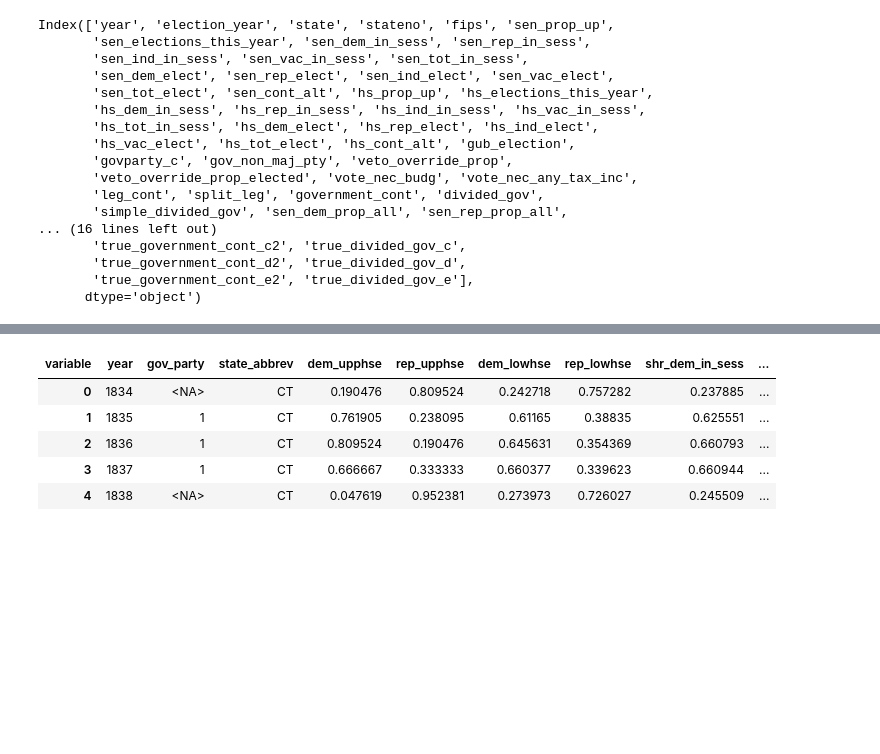
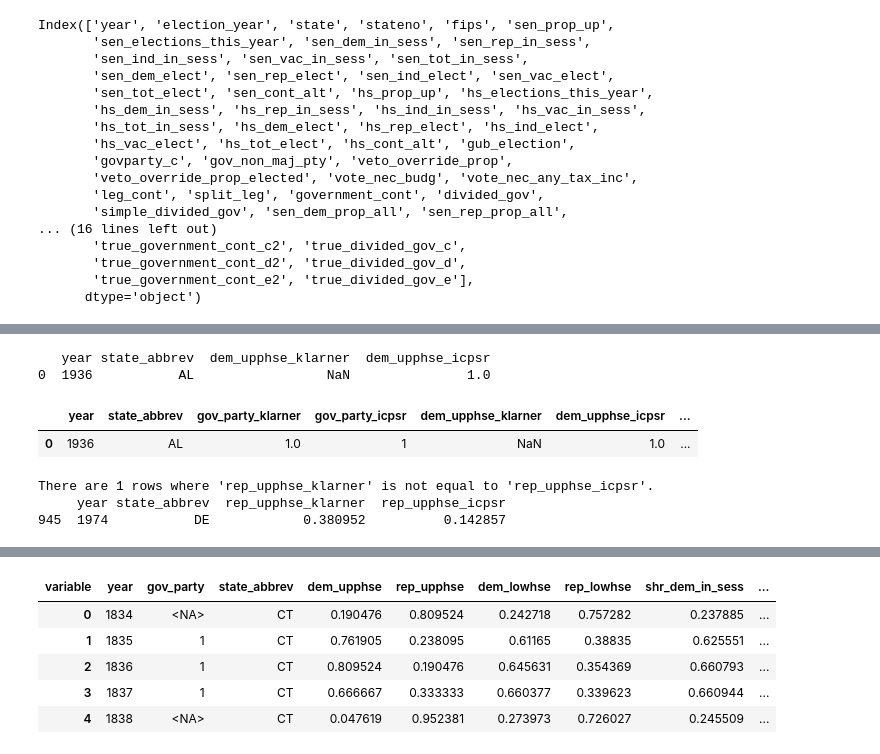
Before and after one commit to batShimon/similarity_data, a Jupyter notebook: Cleaning_icpsr16_partisan_composition.ipynb, the cells around one changed output, grey strips where cells are left out. Drawn from its saved outputs; the diff is of its cells as text; code cells hidden in the pictures; blank space fills up the shorter version.

```diff
--- a/Cleaning_icpsr16_partisan_composition.ipynb
+++ b/Cleaning_icpsr16_partisan_composition.ipynb
@@ -1005,0 +1109,14 @@ AssertionError: The minimum year should be 1935.
+# %%
+# Identify rows where 'dem_upphse_klarner' and 'dem_upphse_icpsr' are not close, excluding rows where both are NaN
+unequal_rows_dem_upphse = merged_even[
+    ~np.isclose(merged_even['dem_upphse_klarner'], merged_even['dem_upphse_icpsr'], atol=0.05) &
+    ~(merged_even['dem_upphse_klarner'].isna() & merged_even['dem_upphse_icpsr'].isna())
+]
+
+unequal_rows_dem_upphse = unequal_rows_dem_upphse[['year', 'state_abbrev', 'dem_upphse_klarner', 'dem_upphse_icpsr']]
+
+# Print the number of rows where the values are not equal
+print(f"There are {unequal_rows_dem_upphse.shape[0]} rows where 'dem_upphse_klarner' is not equal to 'dem_upphse_icpsr'.")
+
+# Display the mismatched rows
+print(unequal_rows_dem_upphse)
@@ -1005,0 +1181,7 @@ AssertionError: The minimum year should be 1935.
+# %%
+unequal_rows_dem_upphse_only_even_states = unequal_rows_dem_upphse[~unequal_rows_dem_upphse['state_abbrev'].isin(['MS', 'VA', 'KY', 'NJ', 'LA'])]
+
+# Display the mismatched rows for even-year state elections
+print(unequal_rows_dem_upphse_only_even_states)
+
+# Mostly those differences are small, and are probably caused by adjustments in the Klarner dataset or mistakes/missing data in icpsr data.
@@ -1005,0 +1206,31 @@ AssertionError: The minimum year should be 1935.
+# %%
+# Filter and print rows where 'dem_upphse_klarner' is NA
+print(unequal_rows_dem_upphse_only_even_states[unequal_rows_dem_upphse_only_even_states['dem_upphse_klarner'].isna()])
+
+merged_even[(merged_even['state_abbrev'] == 'AL') & (merged_even['year'] == 1936)]
+
+# There is missing data for Alabama in 1936 in the Klarner dataset,
+# and the ICPSR dataset has a value of 0.0 for the Democratic proportion in the upper house which is correct.
+# %% [output]
+   year state_abbrev  dem_upphse_klarner  dem_upphse_icpsr
+0  1936           AL                 NaN               1.0
+|  | year | state_abbrev | gov_party_klarner | gov_party_icpsr | dem_upphse_klarner | dem_upphse_icpsr | ... |
+| 0 | 1936 | AL | 1.0 | 1 | NaN | 1.0 | ... |
+# %%
+# Exclude rows already in unequal_rows_dem_upphse
+remaining_rows = merged_even.loc[~merged_even.index.isin(unequal_rows_dem_upphse.index)]
+
+# Identify rows where 'rep_upphse_klarner' and 'rep_upphse_icpsr' are not close, excluding NaN matches
+unequal_rows_rep_upphse = remaining_rows[
+    ~np.isclose(remaining_rows['rep_upphse_klarner'], remaining_rows['rep_upphse_icpsr'], atol=0.05) &
+    ~(remaining_rows['rep_upphse_klarner'].isna() & remaining_rows['rep_upphse_icpsr'].isna())
+]
+
+# Display the results
+print(f"There are {unequal_rows_rep_upphse.shape[0]} rows where 'rep_upphse_klarner' is not equal to 'rep_upphse_icpsr'.")
+print(unequal_rows_rep_upphse[['year', 'state_abbrev', 'rep_upphse_klarner', 'rep_upphse_icpsr']])
+# i double-ckecked that Klarner data is correct for the row with a mismatch.
+# %% [output]
+There are 1 rows where 'rep_upphse_klarner' is not equal to 'rep_upphse_icpsr'.
+     year state_abbrev  rep_upphse_klarner  rep_upphse_icpsr
+945  1974           DE            0.380952          0.142857
```
Also changed, not shown: parts of 27 cells of this notebook.
